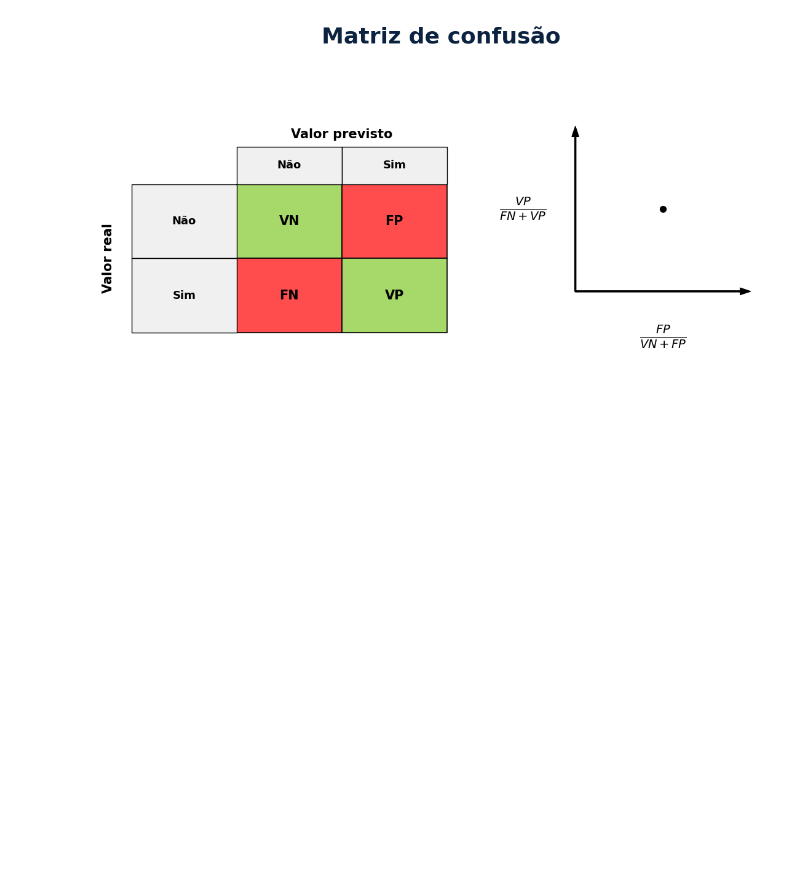
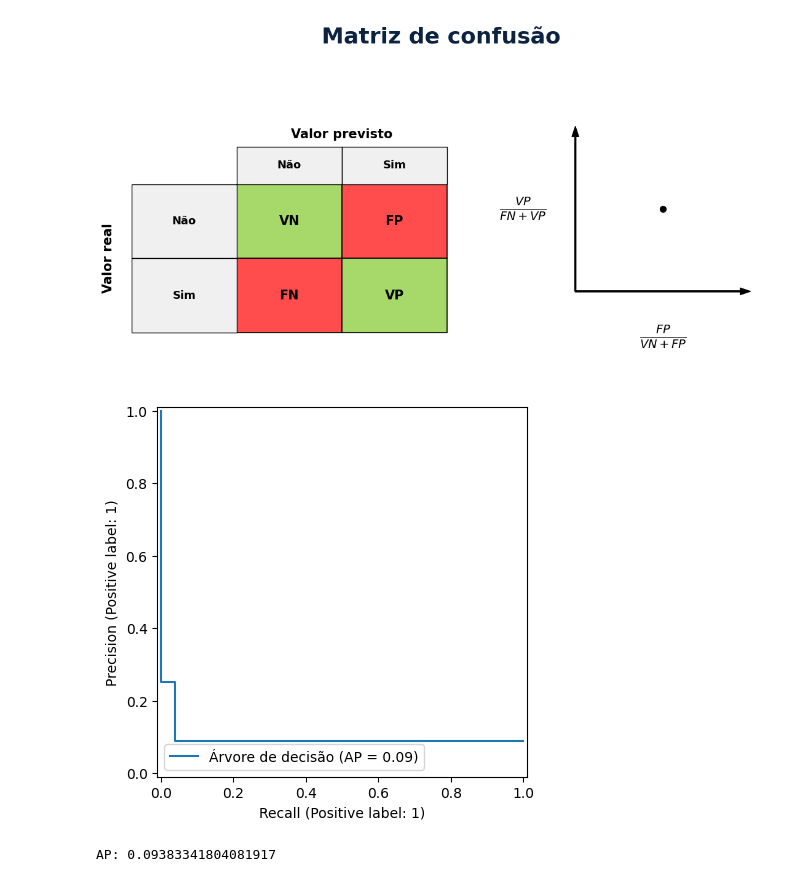
Before and after one commit to Vagnerkrg/class-dados-com-ml, a Jupyter notebook: validacao.ipynb, the cells around one changed output. Cells and saved outputs as stored; diff of their text form; code cells hidden in the pictures; blank space fills up the shorter version.

```diff
--- a/validacao.ipynb
+++ b/validacao.ipynb
@@ -424,0 +429,4 @@ plt.show()
+# %%
+PrecisionRecallDisplay.from_predictions(y_val, y_previsto, name='Árvore de decisão');
+# %% [output]
+[figure, added]
@@ -424,0 +435,4 @@ plt.show()
+# %%
+print(f'AP: {average_precision_score(y_val, y_previsto)}')
+# %% [output]
+AP: 0.09383341804081917
```
Also changed, not shown: parts of 5 cells of this notebook.
